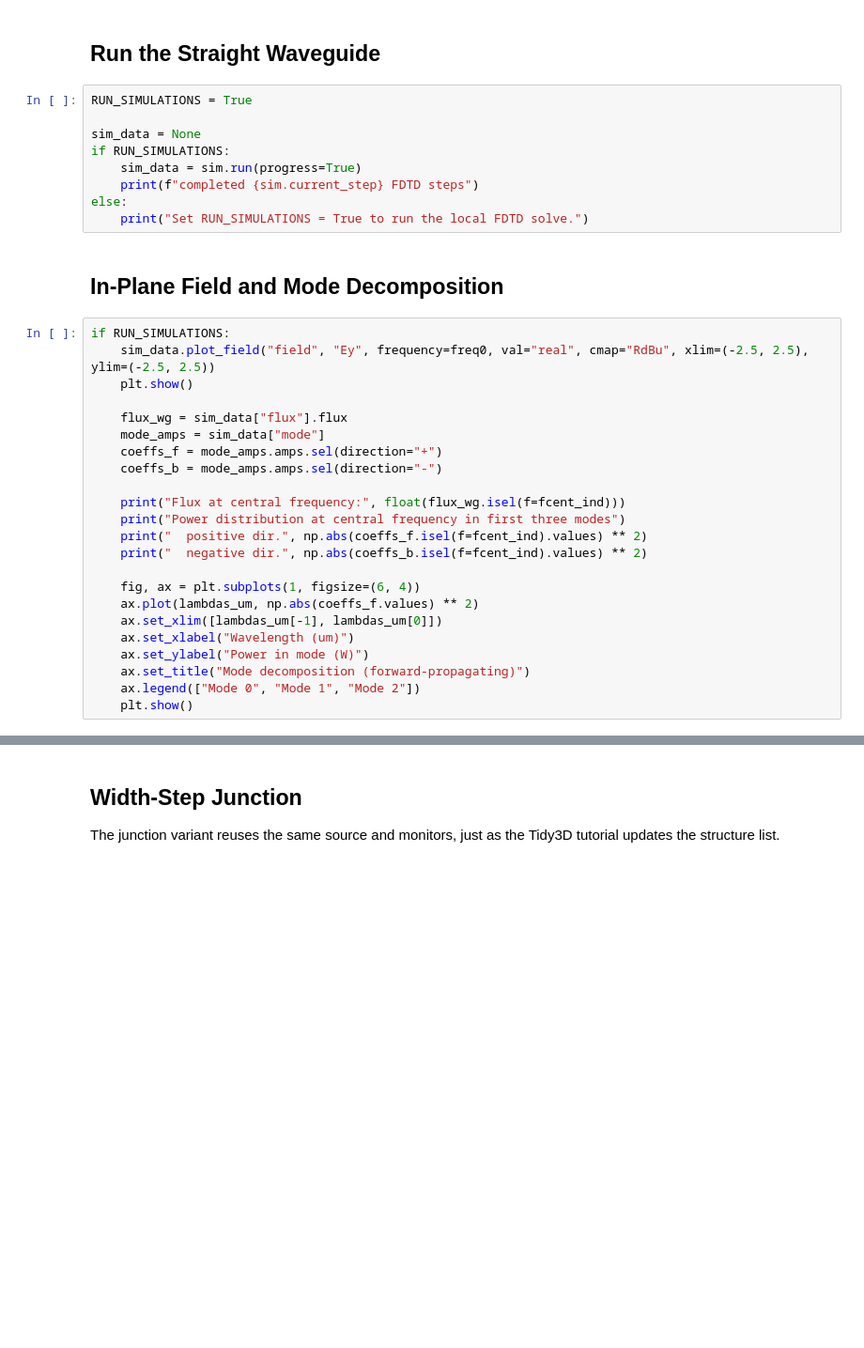
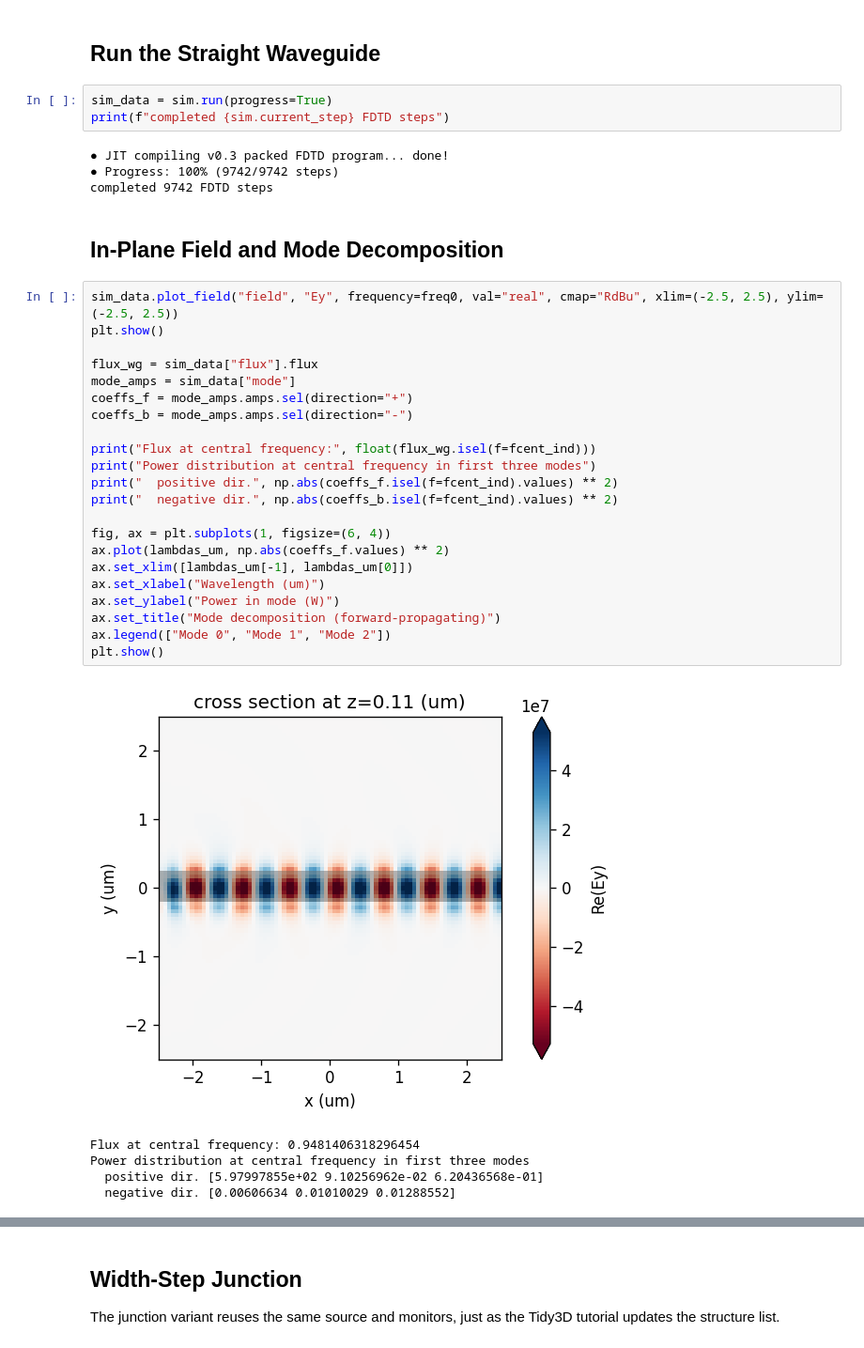
Before and after one commit to beamzorg/beamz-notebooks, a Jupyter notebook: notebooks/modal_sources_monitors.ipynb, the cells around one changed output, grey strips where cells are left out. Shown at 94% size. Cells and saved outputs as stored; diff of their text form; blank space fills up the shorter version.

```diff
--- a/notebooks/modal_sources_monitors.ipynb
+++ b/notebooks/modal_sources_monitors.ipynb
@@ -132,36 +159,39 @@ sim = sim0.copy(update={"sources": [mode_source]})
 # %% [markdown]
 ## Run the Straight Waveguide
 # %%
-RUN_SIMULATIONS = True
-
-sim_data = None
-if RUN_SIMULATIONS:
-    sim_data = sim.run(progress=True)
-    print(f"completed {sim.current_step} FDTD steps")
-else:
-    print("Set RUN_SIMULATIONS = True to run the local FDTD solve.")
+sim_data = sim.run(progress=True)
+print(f"completed {sim.current_step} FDTD steps")
+# %% [output]
+● JIT compiling v0.3 packed FDTD program... done!
+● Progress: 100% (9742/9742 steps)
+completed 9742 FDTD steps
 # %% [markdown]
 ## In-Plane Field and Mode Decomposition
 # %%
-if RUN_SIMULATIONS:
-    sim_data.plot_field("field", "Ey", frequency=freq0, val="real", cmap="RdBu", xlim=(-2.5, 2.5), ylim=(-2.5, 2.5))
-    plt.show()
+sim_data.plot_field("field", "Ey", frequency=freq0, val="real", cmap="RdBu", xlim=(-2.5, 2.5), ylim=(-2.5, 2.5))
+plt.show()
 
-    flux_wg = sim_data["flux"].flux
-    mode_amps = sim_data["mode"]
-    coeffs_f = mode_amps.amps.sel(direction="+")
-    coeffs_b = mode_amps.amps.sel(direction="-")
+flux_wg = sim_data["flux"].flux
+mode_amps = sim_data["mode"]
+coeffs_f = mode_amps.amps.sel(direction="+")
+coeffs_b = mode_amps.amps.sel(direction="-")
 
-    print("Flux at central frequency:", float(flux_wg.isel(f=fcent_ind)))
-    print("Power distribution at central frequency in first three modes")
-    print("  positive dir.", np.abs(coeffs_f.isel(f=fcent_ind).values) ** 2)
-    print("  negative dir.", np.abs(coeffs_b.isel(f=fcent_ind).values) ** 2)
+print("Flux at central frequency:", float(flux_wg.isel(f=fcent_ind)))
+print("Power distribution at central frequency in first three modes")
+print("  positive dir.", np.abs(coeffs_f.isel(f=fcent_ind).values) ** 2)
+print("  negative dir.", np.abs(coeffs_b.isel(f=fcent_ind).values) ** 2)
 
-    fig, ax = plt.subplots(1, figsize=(6, 4))
-    ax.plot(lambdas_um, np.abs(coeffs_f.values) ** 2)
-    ax.set_xlim([lambdas_um[-1], lambdas_um[0]])
-    ax.set_xlabel("Wavelength (um)")
-    ax.set_ylabel("Power in mode (W)")
-    ax.set_title("Mode decomposition (forward-propagating)")
-    ax.legend(["Mode 0", "Mode 1", "Mode 2"])
-    plt.show()
+fig, ax = plt.subplots(1, figsize=(6, 4))
+ax.plot(lambdas_um, np.abs(coeffs_f.values) ** 2)
+ax.set_xlim([lambdas_um[-1], lambdas_um[0]])
+ax.set_xlabel("Wavelength (um)")
+ax.set_ylabel("Power in mode (W)")
+ax.set_title("Mode decomposition (forward-propagating)")
+ax.legend(["Mode 0", "Mode 1", "Mode 2"])
+plt.show()
+# %% [output]
+[figure, added]
+Flux at central frequency: 0.9481406318296454
+Power distribution at central frequency in first three modes
+  positive dir. [5.97997855e+02 9.10256962e-02 6.20436568e-01]
+  negative dir. [0.00606634 0.01010029 0.01288552]
```
Also changed, not shown: parts of 12 cells of this notebook.
